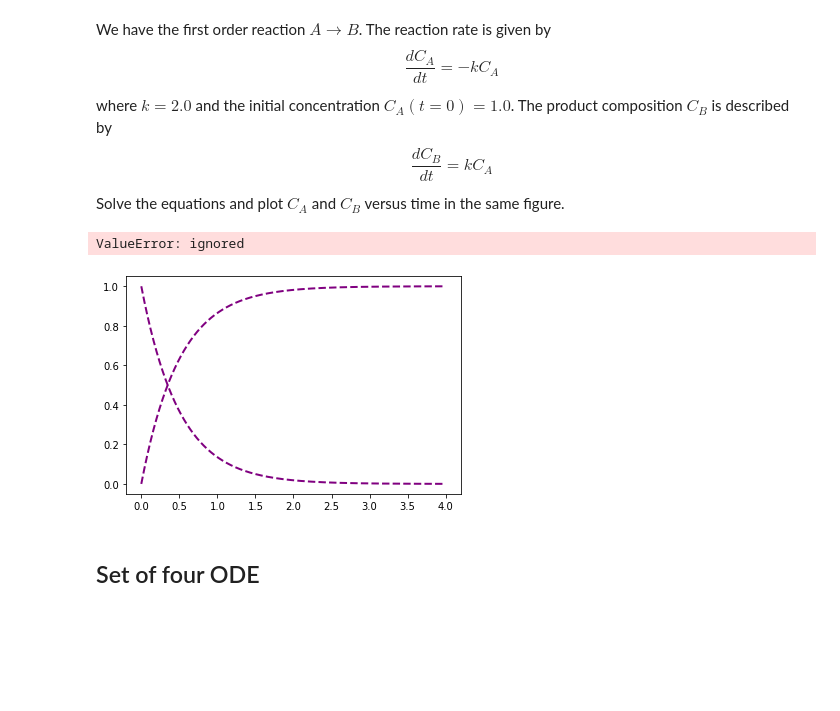
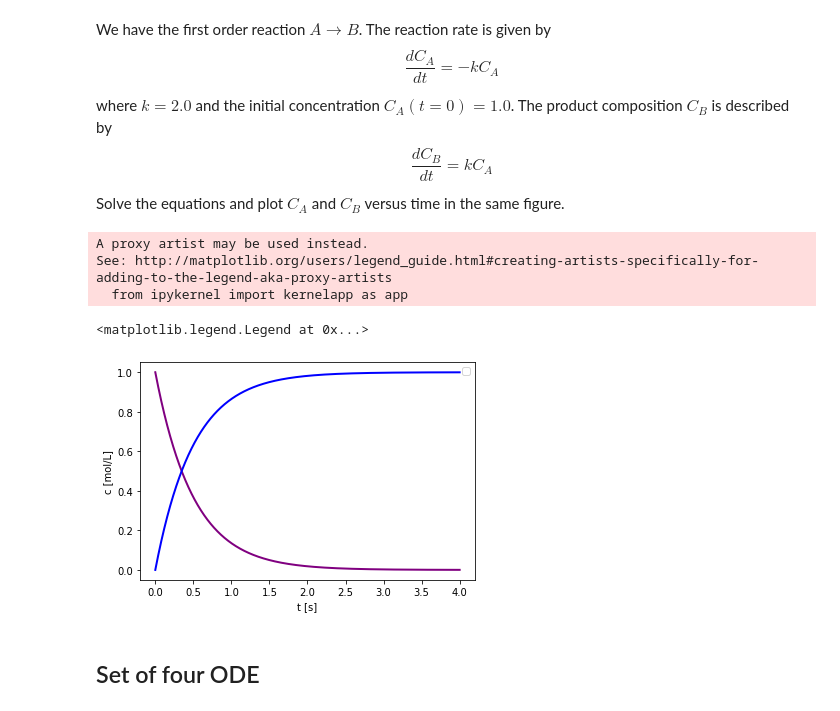
Before and after one commit to JuliaLorenzetti/data-science, a Jupyter notebook: 07_ScyPy_ODE.ipynb, the cells around one changed output. Cells and saved outputs as stored; diff of their text form; code cells hidden in the pictures; blank space fills up the shorter version.

```diff
--- a/07_ScyPy_ODE.ipynb
+++ b/07_ScyPy_ODE.ipynb
@@ -84,22 +84,25 @@ Solve the equations and plot $C_A$ and $C_B$ versus time in the same figure.
 # %%
 def first_order(c,t):
   c_a = c[0]
   c_b = c[1]
   k = 2.0
   dAdt = -k*c_a
   dBdt = k*c_a
   return [dAdt, dBdt]
-t = np.linspace(0,4,1000)
+t = np.linspace(0,4,10000)
 c_0 = [1,0]
 c = odeint(first_order,c_0,t)
-plt.plot(t,c[0::], 'r--', linewidth=2.0, color='purple')
-plt.plot(t,c[1::], 'b-', linewidth=2.0, color='blue')
+plt.plot(t,c[:,0], 'b-', linewidth=2.0, color='purple')
+plt.plot(t,c[:,1], 'b-', linewidth=2.0, color='blue')
 plt.xlabel('t [s]')
 plt.ylabel('c [mol/L]')
-plt.legend(['c_a, c_b'])
+plt.legend(['c_a'], ['c_b'])
 # %% [output]
-ValueError: ignored
+A proxy artist may be used instead.
+See: http://matplotlib.org/users/legend_guide.html#creating-artists-specifically-for-adding-to-the-legend-aka-proxy-artists
+  from ipykernel import kernelapp as app
+<matplotlib.legend.Legend at 0x...>
-[figure, old version]
+[figure, new version]
 # %% [markdown]
 ## Set of four ODE
 # %% [markdown]
```
